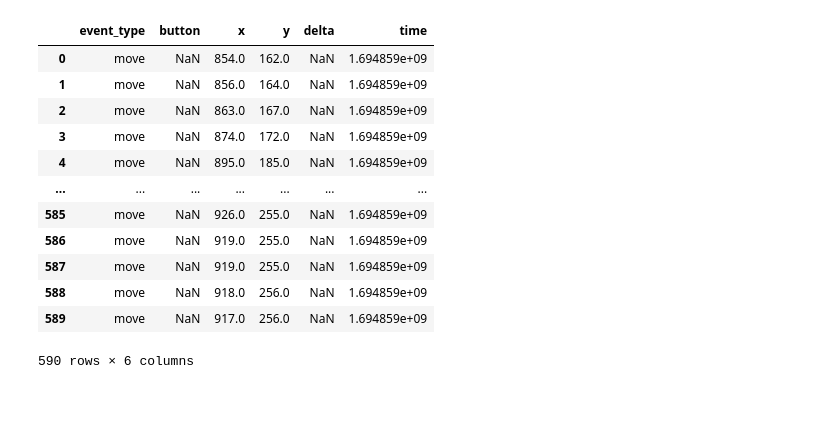
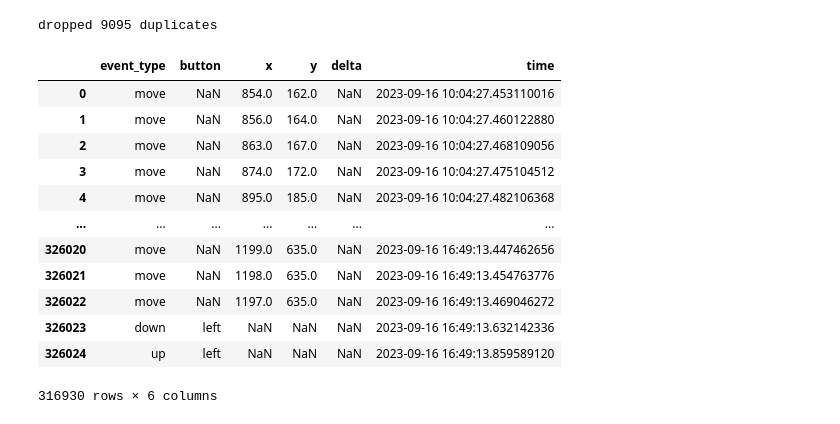
Before and after one commit to Henrikarba/logicare, a Jupyter notebook: analysis.ipynb, the cells around one changed output. Drawn from its saved outputs; the diff is of its cells as text; code cells hidden in the pictures.

Commit message:
analysis & data dump

```diff
--- a/analysis.ipynb
+++ b/analysis.ipynb
@@ -3,18 +7,23 @@ import pandas as pd
 # %%
-df = pd.read_csv('mouse_tracking_data.txt')
+df = pd.read_csv('data/mouse_tracking_data_dump_ilia.csv')
+df["time"] = pd.to_datetime(df['time'] * 10**9)
 
+l = len(df)
+df = df.drop_duplicates(['time', 'event_type'])
+print(f'dropped {l - len(df)} duplicates')
 df
 # %% [output]
+dropped 9095 duplicates
 |  | event_type | button | x | y | delta | time |
-| 0 | move | NaN | 854.0 | 162.0 | NaN | 1.694859e+09 |
-| 1 | move | NaN | 856.0 | 164.0 | NaN | 1.694859e+09 |
-| 2 | move | NaN | 863.0 | 167.0 | NaN | 1.694859e+09 |
-| 3 | move | NaN | 874.0 | 172.0 | NaN | 1.694859e+09 |
-| 4 | move | NaN | 895.0 | 185.0 | NaN | 1.694859e+09 |
+| 0 | move | NaN | 854.0 | 162.0 | NaN | 2023-09-16 10:04:27.453110016 |
+| 1 | move | NaN | 856.0 | 164.0 | NaN | 2023-09-16 10:04:27.460122880 |
+| 2 | move | NaN | 863.0 | 167.0 | NaN | 2023-09-16 10:04:27.468109056 |
+| 3 | move | NaN | 874.0 | 172.0 | NaN | 2023-09-16 10:04:27.475104512 |
+| 4 | move | NaN | 895.0 | 185.0 | NaN | 2023-09-16 10:04:27.482106368 |
 | ... | ... | ... | ... | ... | ... | ... |
-| 585 | move | NaN | 926.0 | 255.0 | NaN | 1.694859e+09 |
-| 586 | move | NaN | 919.0 | 255.0 | NaN | 1.694859e+09 |
-| 587 | move | NaN | 919.0 | 255.0 | NaN | 1.694859e+09 |
-| 588 | move | NaN | 918.0 | 256.0 | NaN | 1.694859e+09 |
-| 589 | move | NaN | 917.0 | 256.0 | NaN | 1.694859e+09 |
+| 326020 | move | NaN | 1199.0 | 635.0 | NaN | 2023-09-16 16:49:13.447462656 |
+| 326021 | move | NaN | 1198.0 | 635.0 | NaN | 2023-09-16 16:49:13.454763776 |
+| 326022 | move | NaN | 1197.0 | 635.0 | NaN | 2023-09-16 16:49:13.469046272 |
+| 326023 | down | left | NaN | NaN | NaN | 2023-09-16 16:49:13.632142336 |
+| 326024 | up | left | NaN | NaN | NaN | 2023-09-16 16:49:13.859589120 |
-590 rows × 6 columns
+316930 rows × 6 columns
```
Also changed, not shown: parts of 8 cells of this notebook, 1 other file.
